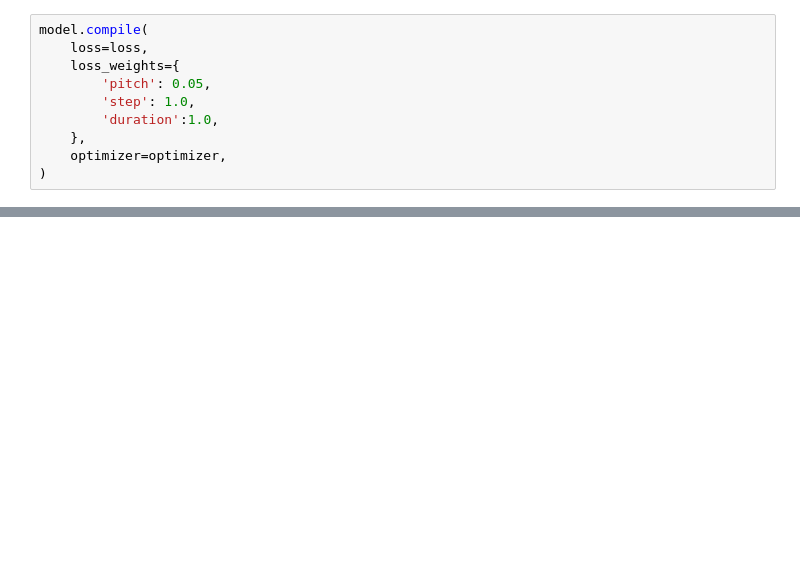
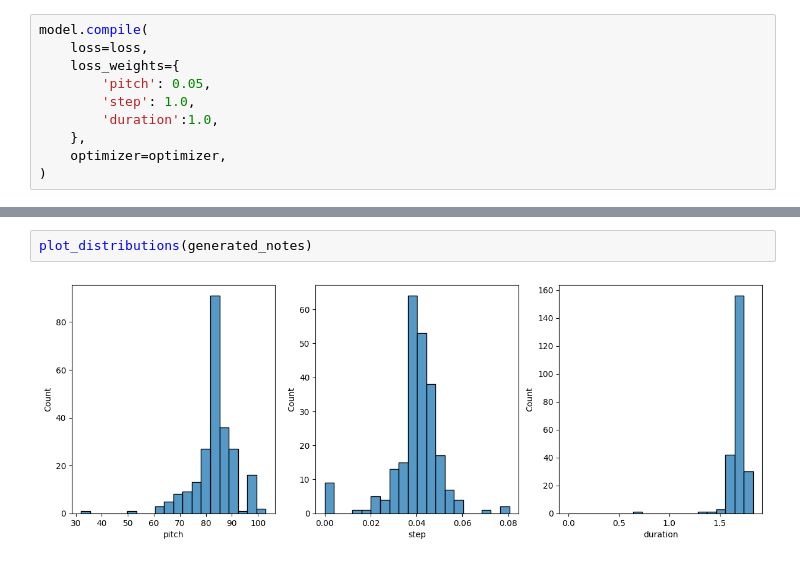
Before and after one commit to karthik-25/Music-Generator-LSTM, a Jupyter notebook: music_generator.ipynb, the cells around one changed output, grey strips where cells are left out. Drawn from its saved outputs; the diff is of its cells as text; blank space fills up the shorter version.

```diff
--- a/music_generator.ipynb
+++ b/music_generator.ipynb
@@ -431,0 +532,4 @@ model.evaluate(train_ds, return_dict=True)
+# %%
+plot_distributions(generated_notes)
+# %% [output]
+[figure, added]
```
Also changed, not shown: parts of 26 cells of this notebook.
